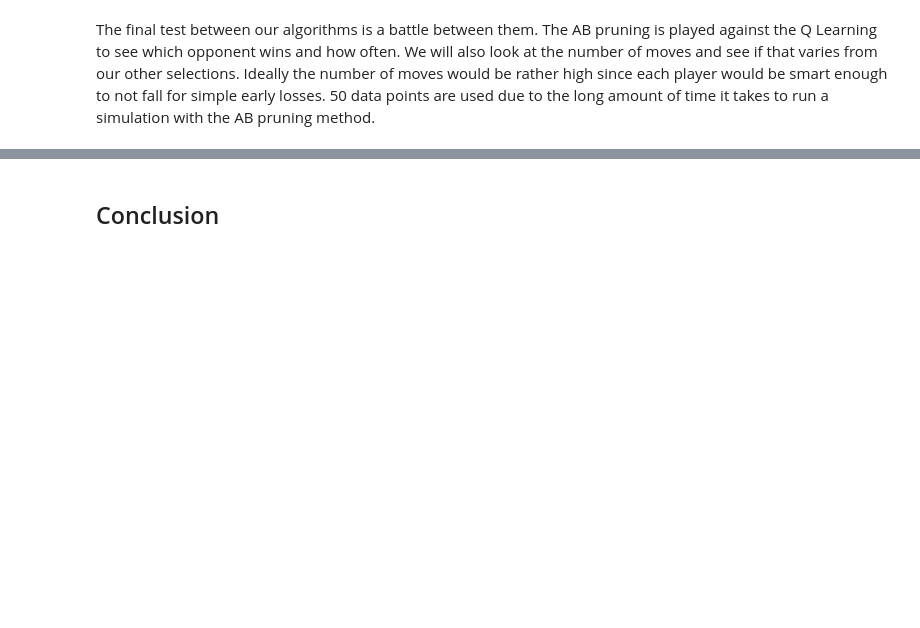
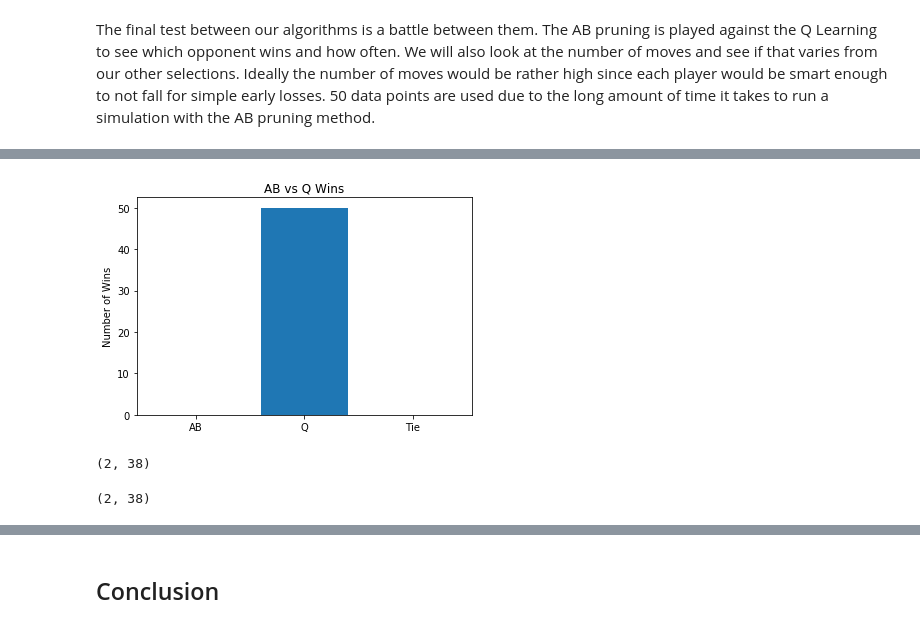
Before and after one commit to spencerlofing/CS440TermProject, a Jupyter notebook: Final Report - Lofing, Larson, Kraft.ipynb, the cells around one changed output, grey strips where cells are left out. Cells and saved outputs as stored; diff of their text form; code cells hidden in the pictures; blank space fills up the shorter version.

```diff
--- a/Final Report - Lofing, Larson, Kraft.ipynb
+++ b/Final Report - Lofing, Larson, Kraft.ipynb
@@ -294,0 +347,22 @@ The final test between our algorithms is a battle between them. The AB pruning i
+# %%
+import matplotlib.pyplot as plt
+objects = ('AB', 'Q', 'Tie')
+y_pos = np.arange(len(objects))
+data = [ABWin, QWin, Ties]
+
+plt.bar(y_pos,data, align='center')
+plt.xticks(y_pos, objects)
+plt.ylabel('Number of Wins')
+plt.title('AB vs Q Wins')
+
+plt.show()
+# %% [output]
+[figure, added]
+# %%
+playgame(makeMoveABPruning,makeQFunctionMove)
+# %% [output]
+(2, 38)
+# %%
+playgame(makeMoveABPruning,makeQFunctionMove)
+# %% [output]
+(2, 38)
```
Also changed, not shown: parts of 17 cells of this notebook.
